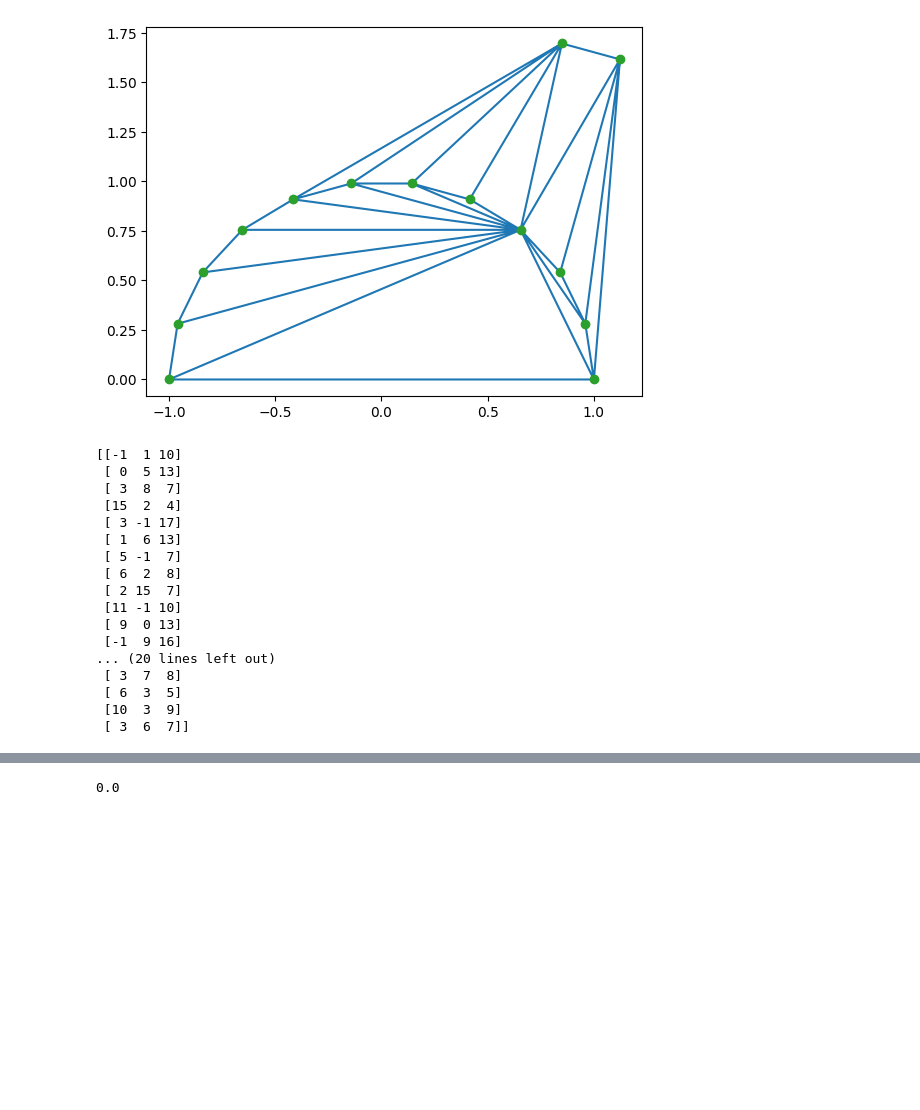
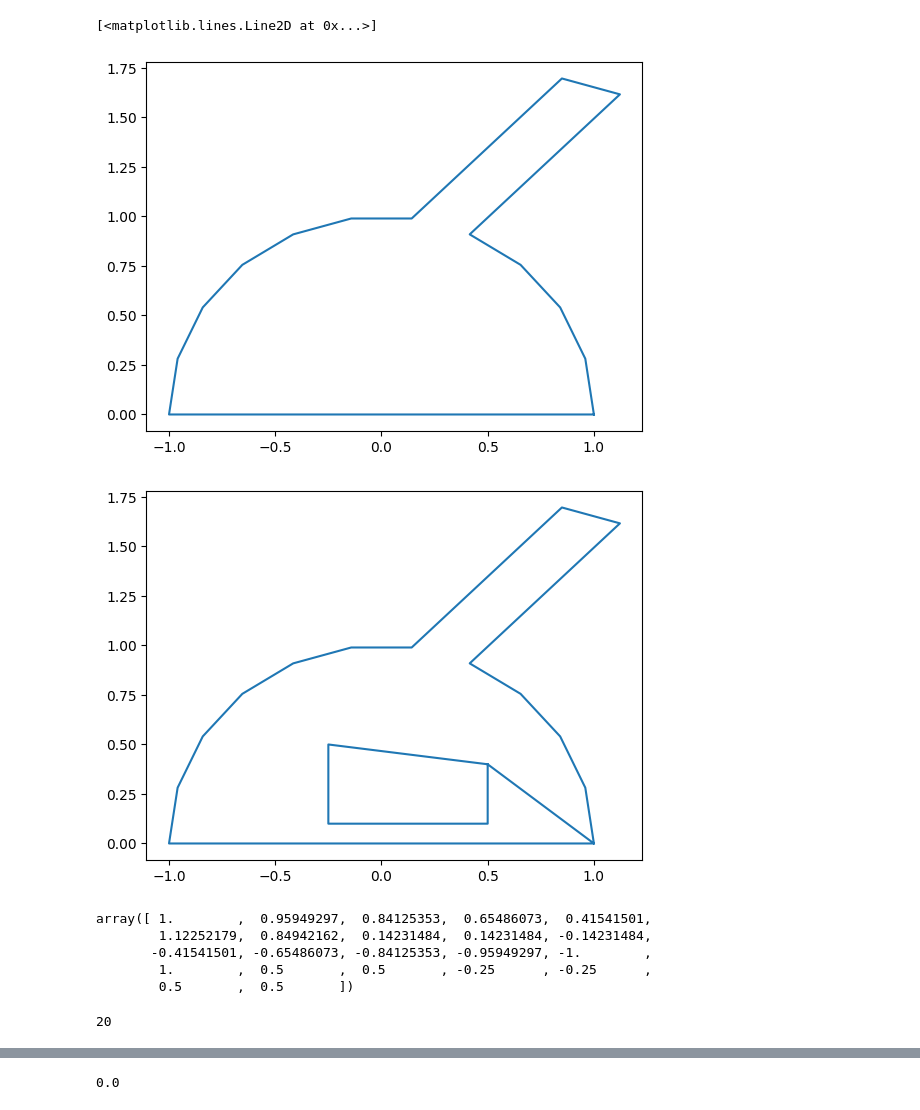
Before and after one commit to yasuomaidana/slicer-proposal, a Jupyter notebook: Generating Mesh.ipynb, the cells around one changed output, grey strips where cells are left out. Drawn from its saved outputs; the diff is of its cells as text; code cells hidden in the pictures; blank space fills up the shorter version.

Commit message:
COUR-1743: Testing mesh generator

```diff
--- a/Generating Mesh.ipynb
+++ b/Generating Mesh.ipynb
@@ -8,3 +12,4 @@ delta_theta = delta_arc/r
 thetas = np.linspace(0,np.pi,int(np.pi/delta_theta))
 x = r * np.cos(thetas)
 y = r * np.sin(thetas)
+semi_circle = RawShape(x,y)
@@ -127,23 +16,49 @@ mesh = meshio.Mesh(points, cells=[("triangle",tri.simplices)])
-# %%
-plt.triplot(points[:,0], points[:,1], tri.simplices)
-plt.plot(points[:,0], points[:,1], 'o')
-plt.show()
-# %% [output]
-[figure, removed]
-[[-1  1 10]
- [ 0  5 13]
- [ 3  8  7]
- [15  2  4]
- [ 3 -1 17]
- [ 1  6 13]
- [ 5 -1  7]
- [ 6  2  8]
- [ 2 15  7]
- [11 -1 10]
- [ 9  0 13]
- [-1  9 16]
-... (20 lines left out)
- [ 3  7  8]
- [ 6  3  5]
- [10  3  9]
- [ 3  6  7]]
+# %%
+theta1 = np.pi/3
+theta2 = theta1 + np.arcsin(0.5)
+
+rect1 = generate_from_arc_line(theta2,1, 1,thetas, r)
+reversed(rect1)
+
+line = generate_from_arc_line(theta1,1, 1,thetas, r) + rect1 + semi_circle
+line.close()
+
+plt.plot(line.x,line.y)
+# %% [output]
+[<matplotlib.lines.Line2D at 0x...>]
+[figure, added]
+# %%
+line2 = shape_from_points([-0.25,-0.25,0.5,0.5],[0.1,0.5,0.4,0.1])
+line2.close()
+line3 = line + line2
+plt.plot(line3.x,line3.y)
+mr.saveMesh(line3.generate_mesh(), mr.Path("with hole.obj"))
+# %% [output]
+[figure, added]
+# %%
+line3.x
+# %% [output]
+array([ 1.        ,  0.95949297,  0.84125353,  0.65486073,  0.41541501,
+        1.12252179,  0.84942162,  0.14231484,  0.14231484, -0.14231484,
+       -0.41541501, -0.65486073, -0.84125353, -0.95949297, -1.        ,
+        1.        ,  0.5       ,  0.5       , -0.25      , -0.25      ,
+        0.5       ,  0.5       ])
+# %%
+points3 = line.to_point_list()
+polyline2 = mrn.polyline2FromPoints(points3)
+
+# compute the triangulation inside the contour
+mesh = mr.triangulateContours(polyline2.contours2(None))
+# save 2D triangulation in a textual OBJ file:
+mr.saveMesh(mesh, mr.Path("before refining.obj"))
+
+sub_set = SubdivideSettings()
+sub_set.__setattr__("maxEdgeSplits",20)
+
+print(sub_set.maxEdgeSplits)
+# by default split 1000 edges:
+mr.subdivideMesh(mesh, sub_set)
+# save 2D mesh in a textual OBJ file:
+mr.saveMesh(mesh, mr.Path("after refining.obj"))
+# %% [output]
+20
```
Also changed, not shown: parts of 15 cells of this notebook, 1 other file.
